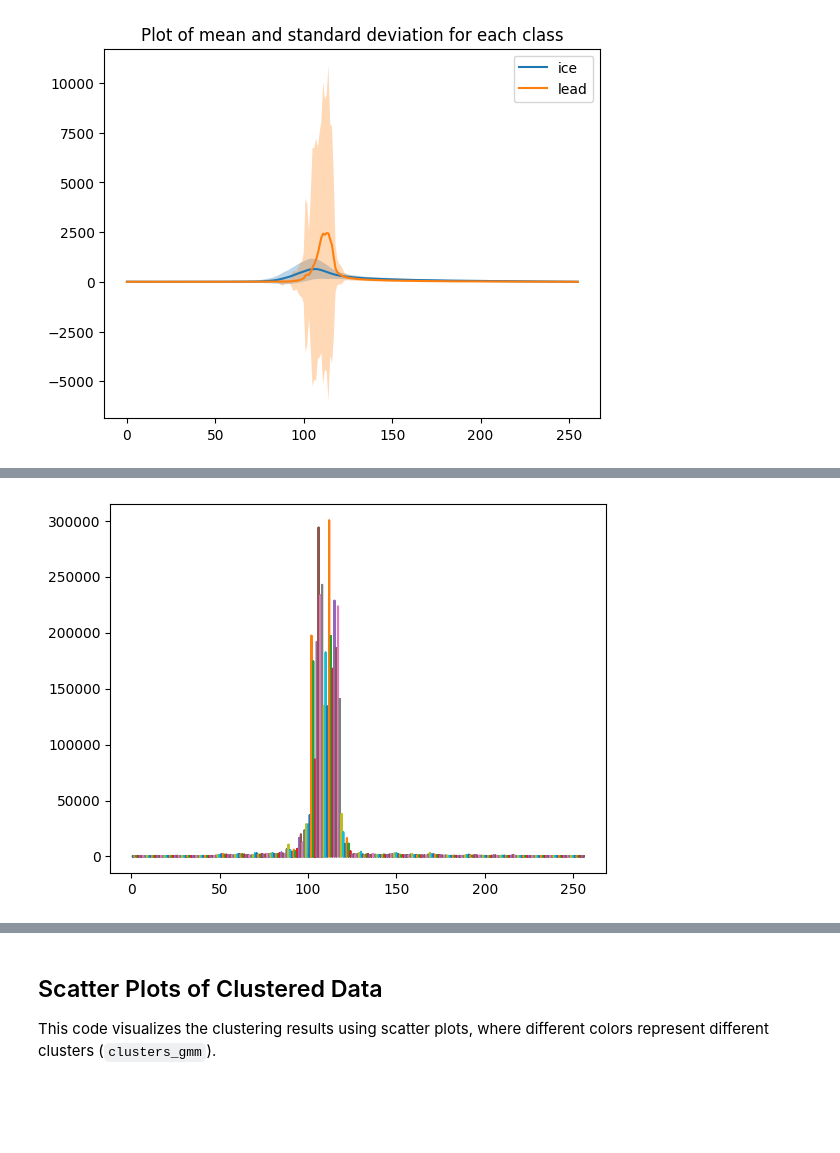
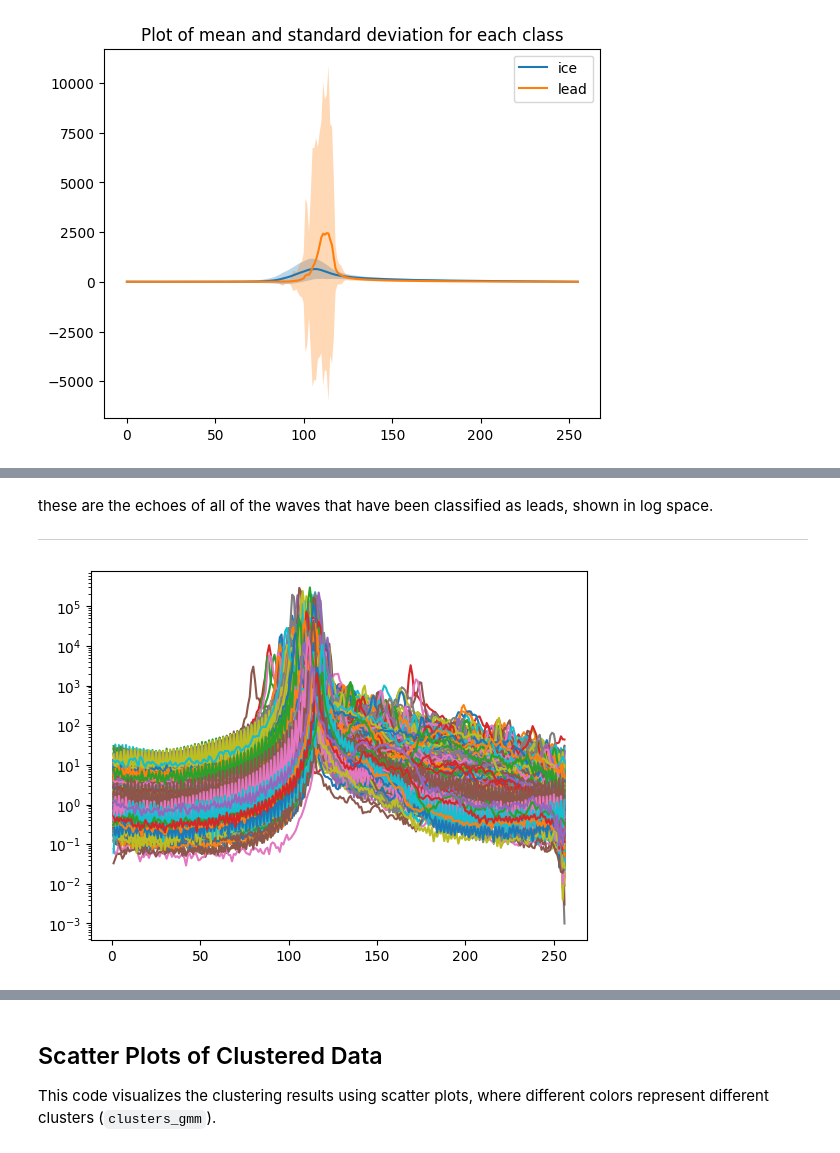
Before and after one commit to felfrom/GEOL0069, a Jupyter notebook: Chapter1_Unsupervised_Learning_Methods.ipynb, the cells around one changed output, grey strips where cells are left out. Drawn from its saved outputs; the diff is of its cells as text; code cells hidden in the pictures; blank space fills up the shorter version.

```diff
--- a/Chapter1_Unsupervised_Learning_Methods.ipynb
+++ b/Chapter1_Unsupervised_Learning_Methods.ipynb
@@ -562,3 +600,12 @@ plt.legend()
 # %% [output]
 <matplotlib.legend.Legend at 0x...>
 [figure]
+# %%
+plt.figure(figsize=(10, 5))  # Adjust figure size if needed
+for i in range(waves_cleaned.shape[0]):
+    plt.plot(x[i, :], waves_cleaned[i, :])
+
+plt.xlabel("Time Step")
+plt.ylabel("Amplitude")
+plt.title("Plot of All Echos")
+plt.show()
@@ -565,6 +614,13 @@ plt.legend()
+# %% [markdown]
+these are the echoes of all of the waves that have been classified as leads, shown in log space.
+
+---
 # %%
-x = np.stack([np.arange(1,waves_cleaned.shape[1]+1)]*waves_cleaned.shape[0])
-plt.plot(x,waves_cleaned)  # plot of all the echos
+# plot echos for the lead cluster
+x = np.stack([np.arange(1,waves_cleaned[clusters_gmm==1].shape[1]+1)]*waves_cleaned[clusters_gmm==1].shape[0])
+for i in range(waves_cleaned[clusters_gmm==1].shape[0]):
+  plt.plot(x[i,:],waves_cleaned[clusters_gmm==1][i,:])  # plot of all the echos
+plt.yscale('log')
 plt.show()
 # %% [output]
-[figure, old version]
+[figure, new version]
```
Also changed, not shown: parts of 17 cells of this notebook.
